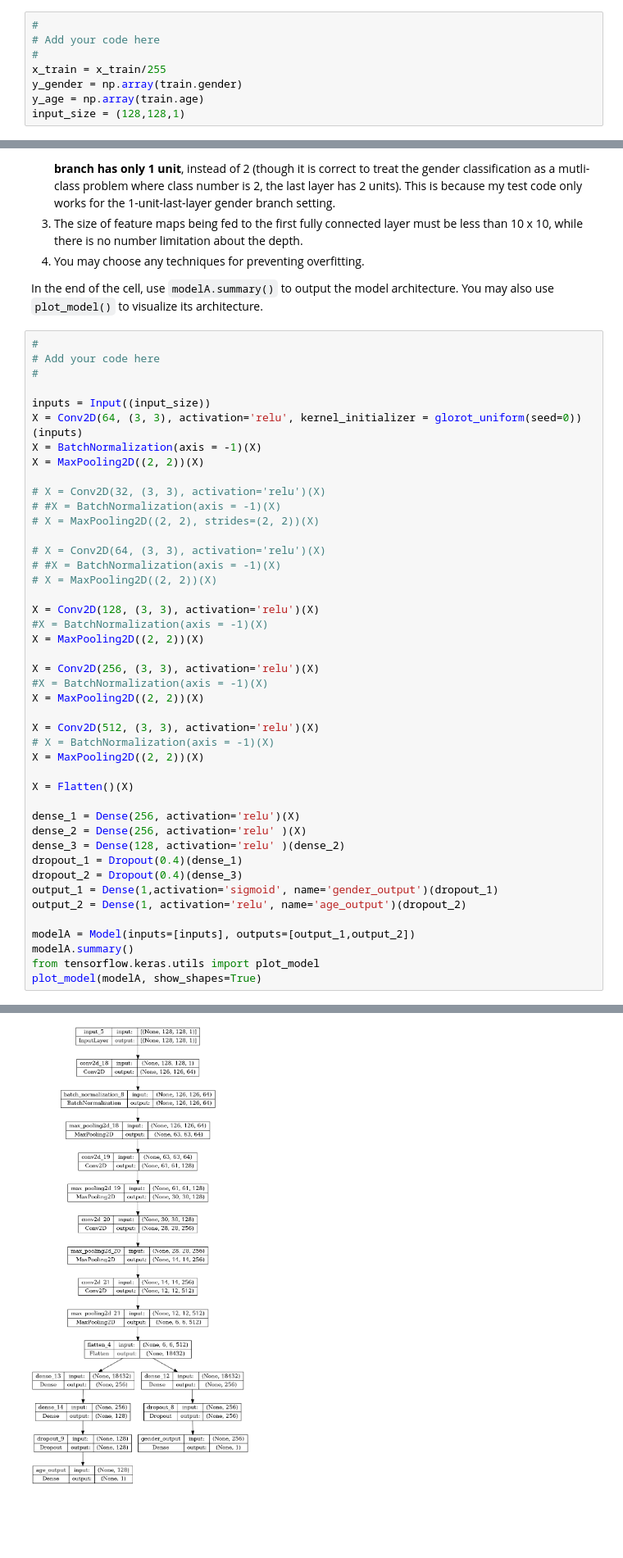
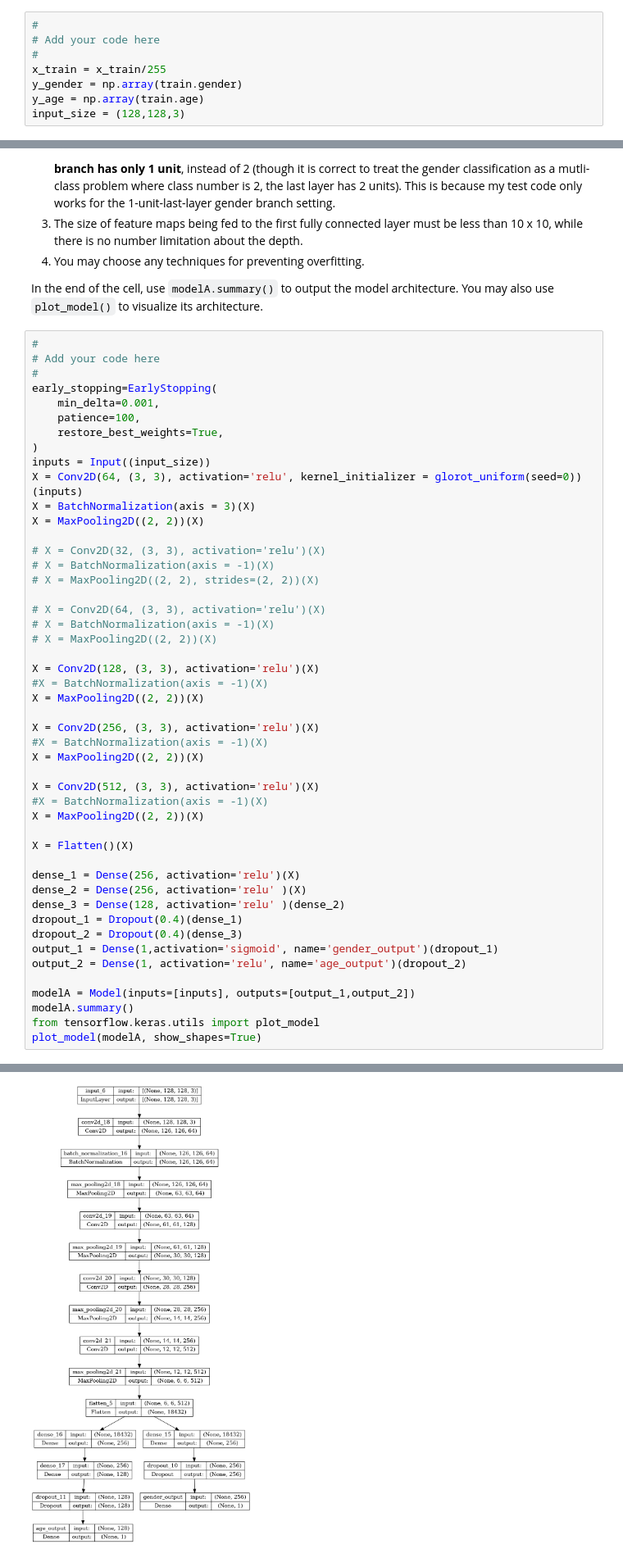
Before and after one commit to rwitobaansheikh/ML2_Coursework, a Jupyter notebook: age_gender_submit.ipynb, the cells around one changed output, grey strips where cells are left out. Shown at 82% size. Drawn from its saved outputs; the diff is of its cells as text; blank space fills up the shorter version.

```diff
--- a/age_gender_submit.ipynb
+++ b/age_gender_submit.ipynb
@@ -147,7 +147,7 @@ Now you need do some pre-processing before feeding data into a CNN network. You
 x_train = x_train/255
 y_gender = np.array(train.gender)
 y_age = np.array(train.age)
-input_size = (128,128,1)
+input_size = (128,128,3)
 # %% [markdown]
 ## STEP2A: Build your own CNN network
 Define your own CNN for classifying the gender and predicting the age. Though there are two tasks, you need **only one CNN model, but with two outputs** - you may search online for solution.
@@ -163,18 +163,22 @@ In the end of the cell, use `modelA.summary()` to output the model architecture.
 #
 # Add your code here
 #
-
+early_stopping=EarlyStopping(
+    min_delta=0.001,
+    patience=100,
+    restore_best_weights=True,
+)
 inputs = Input((input_size))
 X = Conv2D(64, (3, 3), activation='relu', kernel_initializer = glorot_uniform(seed=0))(inputs)
-X = BatchNormalization(axis = -1)(X)
+X = BatchNormalization(axis = 3)(X)
 X = MaxPooling2D((2, 2))(X)
 
 # X = Conv2D(32, (3, 3), activation='relu')(X)
-# #X = BatchNormalization(axis = -1)(X)
+# X = BatchNormalization(axis = -1)(X)
 # X = MaxPooling2D((2, 2), strides=(2, 2))(X)
 
 # X = Conv2D(64, (3, 3), activation='relu')(X)
-# #X = BatchNormalization(axis = -1)(X)
+# X = BatchNormalization(axis = -1)(X)
 # X = MaxPooling2D((2, 2))(X)
 
 X = Conv2D(128, (3, 3), activation='relu')(X)
@@ -186,7 +190,7 @@ X = Conv2D(256, (3, 3), activation='relu')(X)
 X = MaxPooling2D((2, 2))(X)
 
 X = Conv2D(512, (3, 3), activation='relu')(X)
-# X = BatchNormalization(axis = -1)(X)
+#X = BatchNormalization(axis = -1)(X)
 X = MaxPooling2D((2, 2))(X)
 
 X = Flatten()(X)
@@ -222,6 +226,6 @@ Trainable params: 11020930 (42.04 MB)
 Non-trainable params: 128 (512.00 Byte)
 __________________________________________________________________________________________________
-[figure, old version]
+[figure, new version]
 # %% [markdown]
 ## STEP3A: Compile and train your model
 Compile and train your model here.
```
Also changed, not shown: parts of 5 cells of this notebook, 1 other file.
